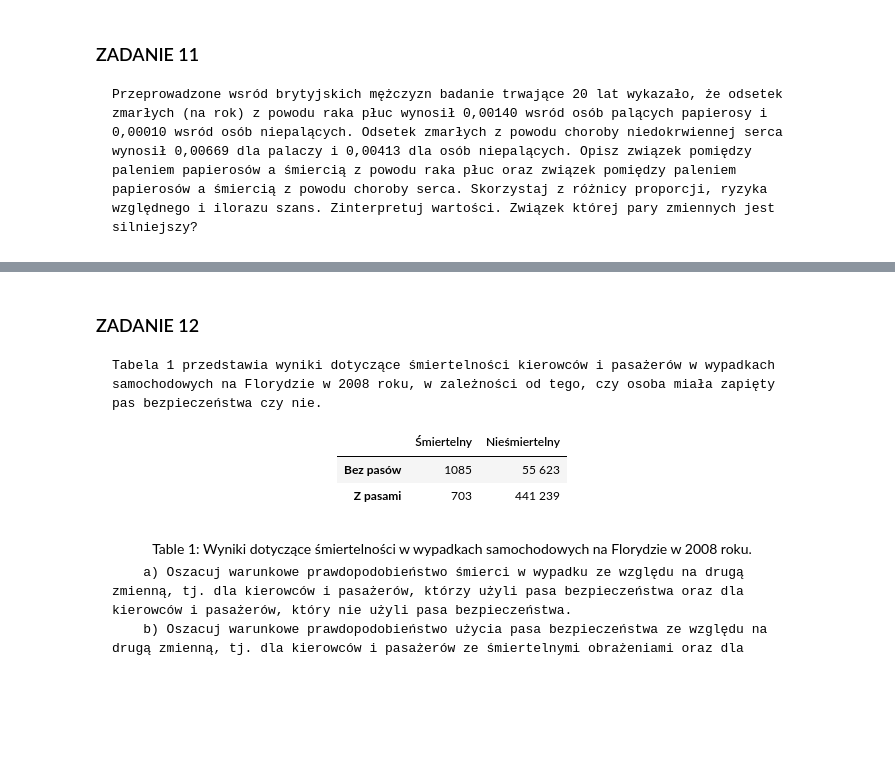
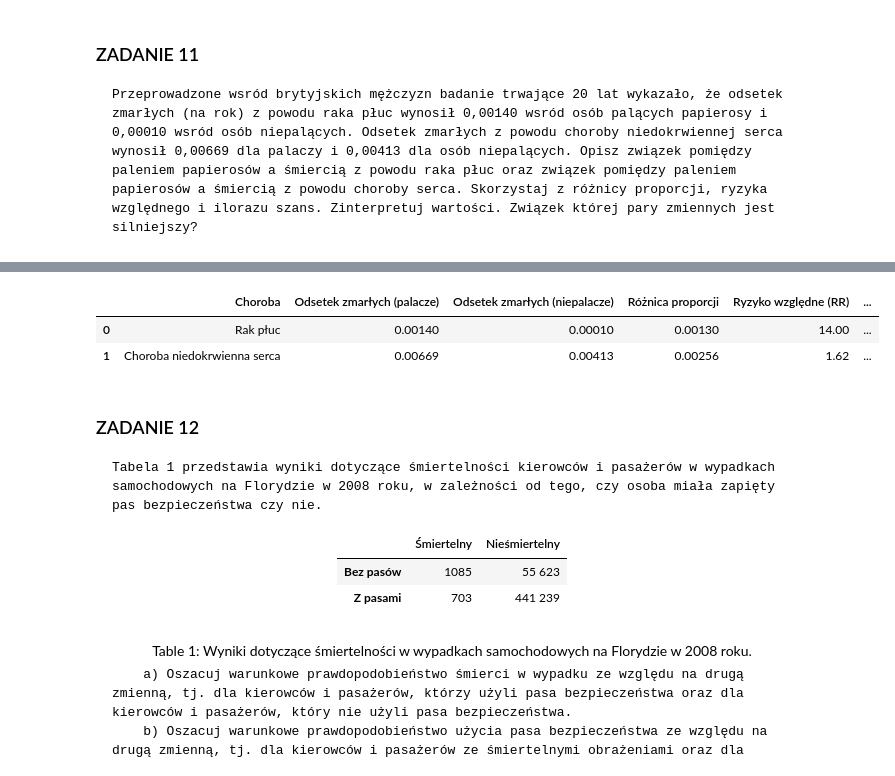
Before and after one commit to Jagaxxx/ADA_raporty, a Jupyter notebook: raport2/raport_l2.ipynb, the cells around one changed output, grey strips where cells are left out. Saved outputs shown, nothing was run; the diff lists cells and outputs as text; code cells hidden in the pictures; blank space fills up the shorter version.

```diff
--- a/raport2/raport_l2.ipynb
+++ b/raport2/raport_l2.ipynb
@@ -62,3 +273,39 @@ $$\large \text{Autorzy: Katarzyna Rudzińska, Jagoda Płócienniczak}$$
+# %%
+# Odsetek zmarłych z powodu raka płuc wśród palaczy i niepalaczy
+lung_cancer_rate_smokers = 0.00140
+lung_cancer_rate_nonsmokers  = 0.00010
+lung_cancer_rate_diff = lung_cancer_rate_smokers - lung_cancer_rate_nonsmokers
+lung_cancer_RR = lung_cancer_rate_smokers / lung_cancer_rate_nonsmokers
+lung_cancer_OR = (lung_cancer_rate_smokers / (1 - lung_cancer_rate_smokers)) / (lung_cancer_rate_nonsmokers / (1 - lung_cancer_rate_nonsmokers))
+
+# Odsetek zmarłych z powodu choroby niedokrwiennej serca wśród palaczy i niepalaczy
+heart_disease_rate_smokers = 0.00669
+heart_disease_rate_nonsmokers = 0.00413
+heart_disease_rate_diff = heart_disease_rate_smokers - heart_disease_rate_nonsmokers
+heart_disease_RR = heart_disease_rate_smokers / heart_disease_rate_nonsmokers
+heart_disease_OR = (heart_disease_rate_smokers / (1 - heart_disease_rate_smokers)) / (heart_disease_rate_nonsmokers / (1 - heart_disease_rate_nonsmokers))
+# %%
+data_british_man = {
+    "Choroba": ["Rak płuc", "Choroba niedokrwienna serca"],
+    "Odsetek zmarłych (palacze)": [lung_cancer_rate_smokers, heart_disease_rate_smokers],
+    "Odsetek zmarłych (niepalacze)": [lung_cancer_rate_nonsmokers, heart_disease_rate_nonsmokers],
+    "Różnica proporcji": [lung_cancer_rate_diff, heart_disease_rate_diff],
+    "Ryzyko względne (RR)": [lung_cancer_RR, heart_disease_RR],
+    "Iloraz szans (OR)": [lung_cancer_OR, heart_disease_OR]
+}
+
+df = pd.DataFrame(data_british_man)
+df["Odsetek zmarłych (palacze)"] = df["Odsetek zmarłych (palacze)"].apply(lambda x: f"{x:.5f}")
+df["Odsetek zmarłych (niepalacze)"] = df["Odsetek zmarłych (niepalacze)"].apply(lambda x: f"{x:.5f}")
+df["Różnica proporcji"] = df["Różnica proporcji"].apply(lambda x: f"{x:.5f}")
+df["Ryzyko względne (RR)"] = df["Ryzyko względne (RR)"].apply(lambda x: f"{x:.2f}")
+df["Iloraz szans (OR)"] = df["Iloraz szans (OR)"].apply(lambda x: f"{x:.2f}")
+
+df
+# %% [output]
+|  | Choroba | Odsetek zmarłych (palacze) | Odsetek zmarłych (niepalacze) | Różnica proporcji | Ryzyko względne (RR) | ... |
+| 0 | Rak płuc | 0.00140 | 0.00010 | 0.00130 | 14.00 | ... |
+| 1 | Choroba niedokrwienna serca | 0.00669 | 0.00413 | 0.00256 | 1.62 | ... |
 # %% [markdown]
 ### ZADANIE 12
     Tabela 1 przedstawia wyniki dotyczące śmiertelności kierowców i pasażerów w wypadkach samochodowych na Florydzie w 2008 roku, w zależności od tego, czy osoba miała zapięty pas bezpieczeństwa czy nie.
```
Also changed, not shown: parts of 24 cells of this notebook, 1 other file.
